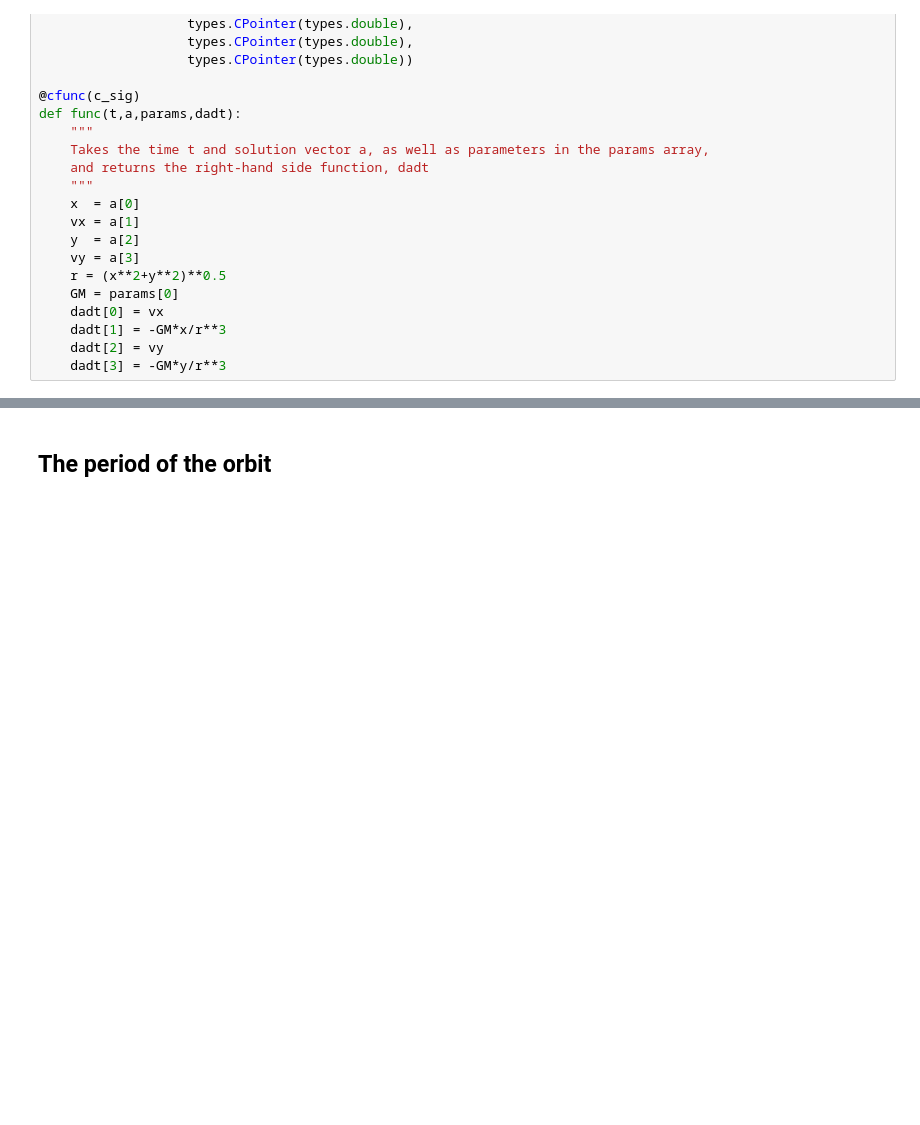
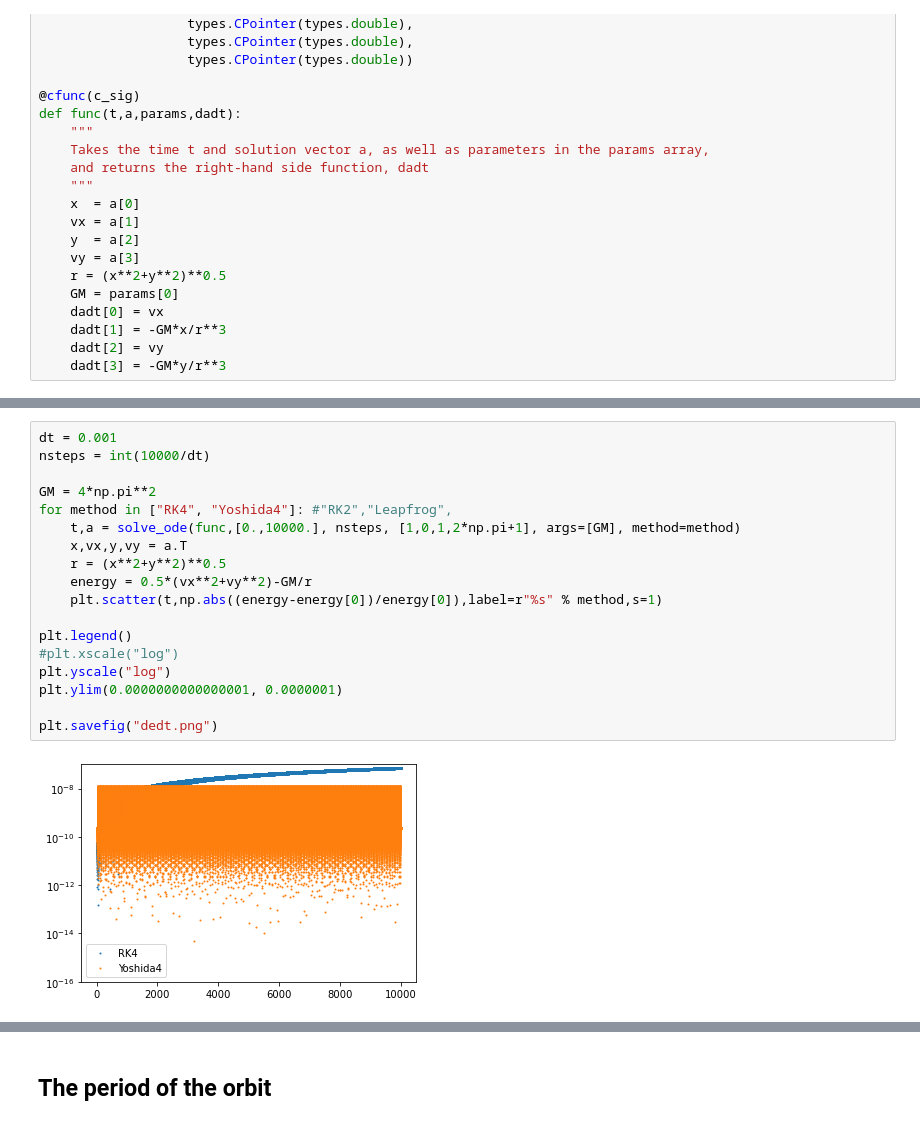
Before and after one commit to maxpaik16/352FinalProject, a Jupyter notebook: Solver/ode_solver_test_leapfrog.ipynb, the cells around one changed output, grey strips where cells are left out. Cells and saved outputs as stored; diff of their text form; blank space fills up the shorter version.

```diff
--- a/Solver/ode_solver_test_leapfrog.ipynb
+++ b/Solver/ode_solver_test_leapfrog.ipynb
@@ -219,0 +219,20 @@ MemoryError: Unable to allocate 305. MiB for an array with shape (10000001, 4) a
+# %%
+dt = 0.001
+nsteps = int(10000/dt)
+
+GM = 4*np.pi**2
+for method in ["RK4", "Yoshida4"]: #"RK2","Leapfrog",
+    t,a = solve_ode(func,[0.,10000.], nsteps, [1,0,1,2*np.pi+1], args=[GM], method=method)
+    x,vx,y,vy = a.T
+    r = (x**2+y**2)**0.5
+    energy = 0.5*(vx**2+vy**2)-GM/r
+    plt.scatter(t,np.abs((energy-energy[0])/energy[0]),label=r"%s" % method,s=1)
+
+plt.legend()
+#plt.xscale("log")
+plt.yscale("log")
+plt.ylim(0.0000000000000001, 0.0000001)
+
+plt.savefig("dedt.png")
+# %% [output]
+[figure, added]
```
Also changed, not shown: parts of 4 cells of this notebook.
